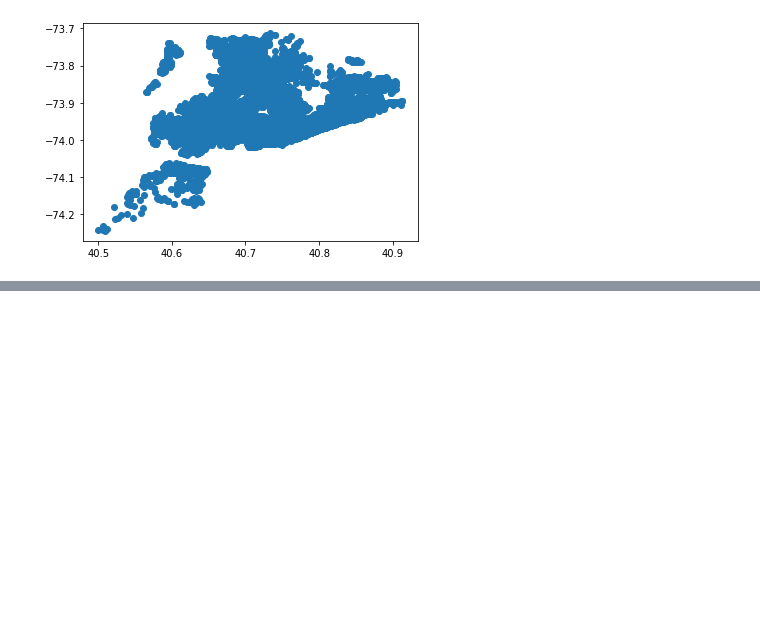
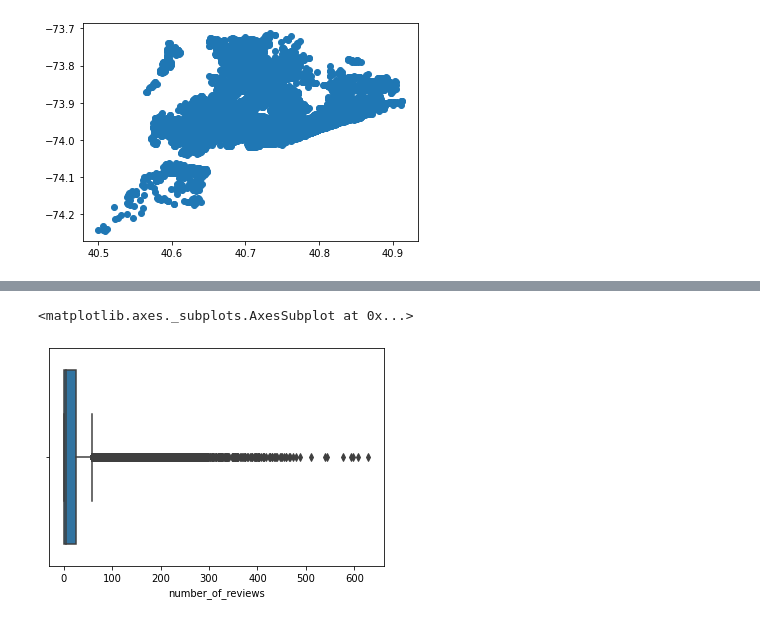
Before and after one commit to Ishakasar/NY_Airbnb, a Jupyter notebook: Isha_Kasar_Team_4_Capstone_Project.ipynb, the cells around one changed output, grey strips where cells are left out. Cells and saved outputs as stored; diff of their text form; code cells hidden in the pictures; blank space fills up the shorter version.

```diff
--- a/Isha_Kasar_Team_4_Capstone_Project.ipynb
+++ b/Isha_Kasar_Team_4_Capstone_Project.ipynb
@@ -62,0 +105,5 @@ plt.scatter(x, y)
+# %%
+sns.boxplot(df['number_of_reviews'])
+# %% [output]
+<matplotlib.axes._subplots.AxesSubplot at 0x...>
+[figure, added]
```
Also changed, not shown: parts of 18 cells of this notebook.
